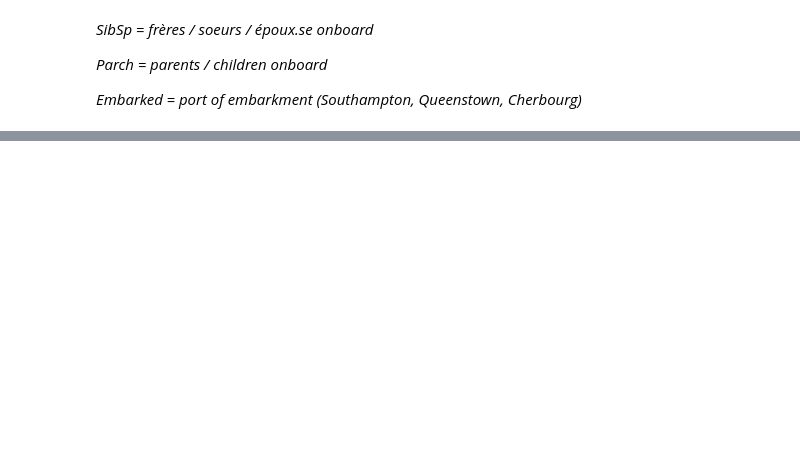
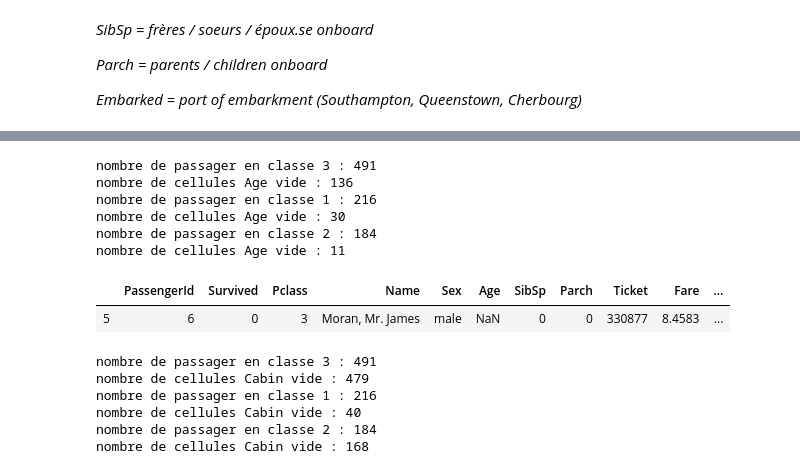
Before and after one commit to nonodamiens/ML_titanic, a Jupyter notebook: Titanic.ipynb, the cells around one changed output, grey strips where cells are left out. Cells and saved outputs as stored; diff of their text form; code cells hidden in the pictures; blank space fills up the shorter version.

```diff
--- a/Titanic.ipynb
+++ b/Titanic.ipynb
@@ -83,0 +128,30 @@ display(df.describe(include='object'))
+# %%
+# check the the empty cells by class passenger
+for tclass in df.Pclass.unique():
+    print('nombre de passager en classe', tclass, ':', len(df[df.Pclass == tclass]))
+    print('nombre de cellules Age vide :', df[df.Pclass == tclass].Age.isnull().sum())
+# %% [output]
+nombre de passager en classe 3 : 491
+nombre de cellules Age vide : 136
+nombre de passager en classe 1 : 216
+nombre de cellules Age vide : 30
+nombre de passager en classe 2 : 184
+nombre de cellules Age vide : 11
+# %%
+# check if empty age are on same ticket as someone else
+df[df.Ticket == '330877']
+# %% [output]
+|  | PassengerId | Survived | Pclass | Name | Sex | Age | SibSp | Parch | Ticket | Fare | ... |
+| 5 | 6 | 0 | 3 | Moran, Mr. James | male | NaN | 0 | 0 | 330877 | 8.4583 | ... |
+# %%
+# check for cabin or not by class
+for tclass in df.Pclass.unique():
+    print('nombre de passager en classe', tclass, ':', len(df[df.Pclass == tclass]))
+    print('nombre de cellules Cabin vide :', df[df.Pclass == tclass].Cabin.isnull().sum())
+# %% [output]
+nombre de passager en classe 3 : 491
+nombre de cellules Cabin vide : 479
+nombre de passager en classe 1 : 216
+nombre de cellules Cabin vide : 40
+nombre de passager en classe 2 : 184
+nombre de cellules Cabin vide : 168
```
Also changed, not shown: parts of 8 cells of this notebook.
